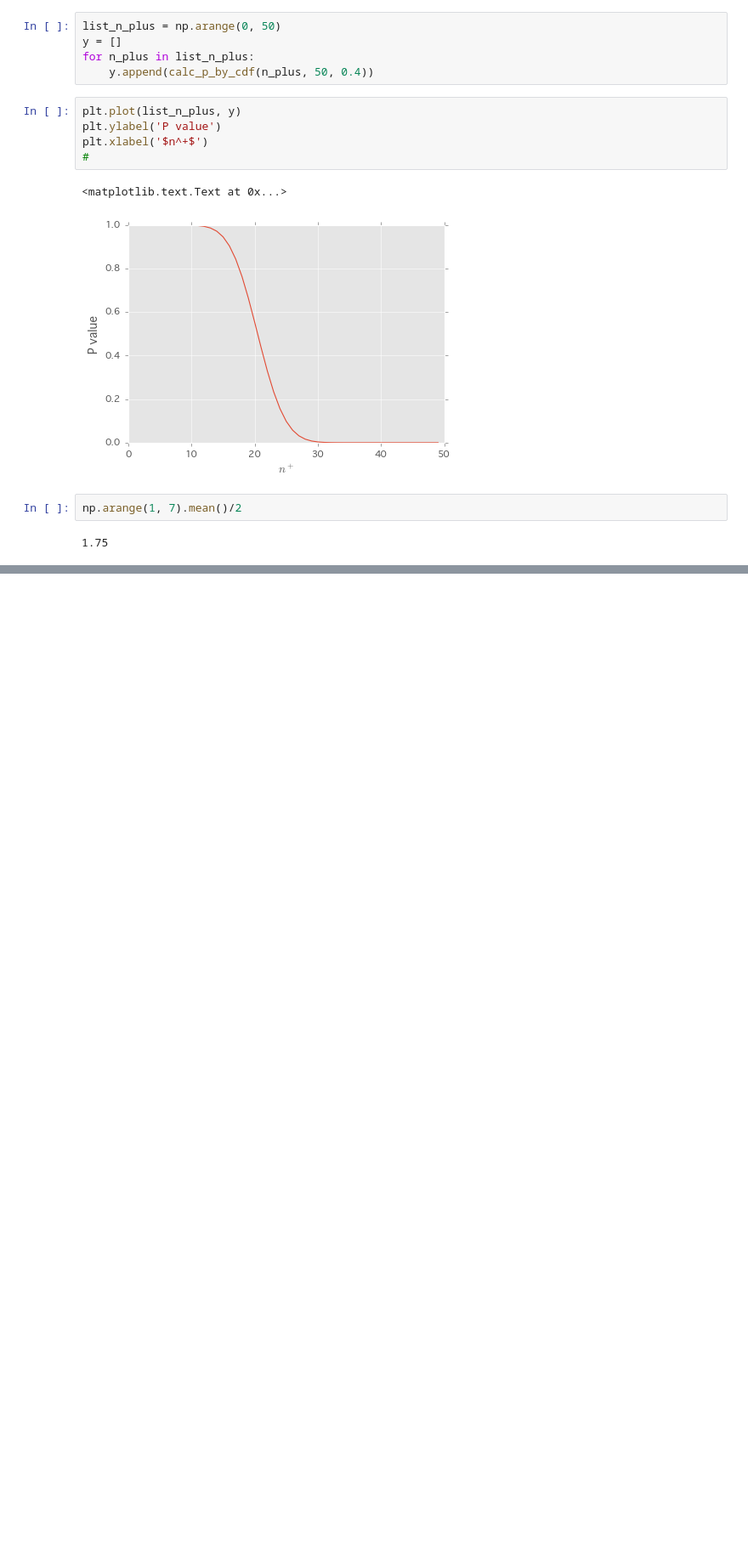
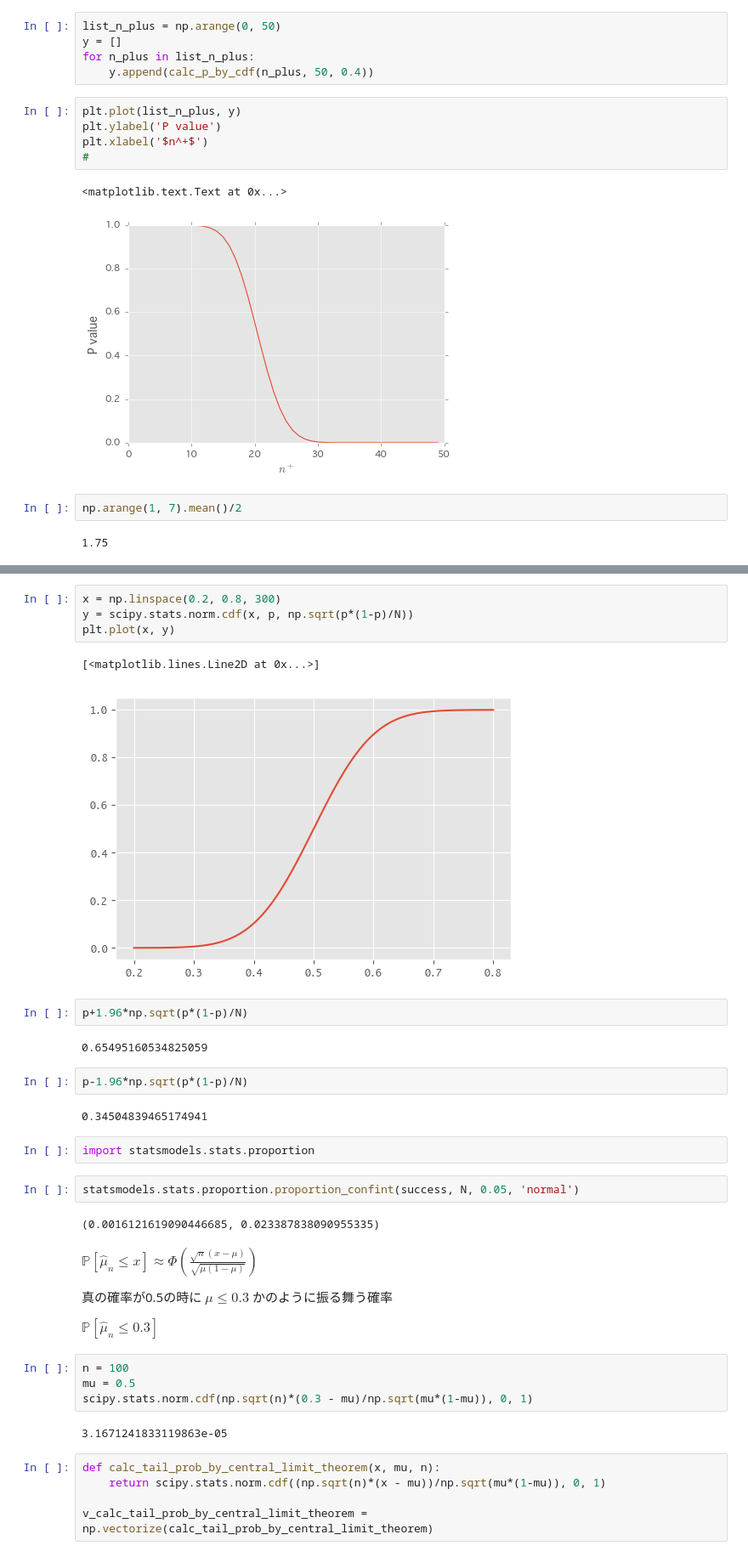
Before and after one commit to hagino3000/notebooks, a Jupyter notebook: techblog原稿.ipynb, the cells around one changed output, grey strips where cells are left out. Shown: that part at 85% size. Cells and saved outputs as stored; diff of their text form; blank space fills up the shorter version.

```diff
--- a/techblog原稿.ipynb
+++ b/techblog原稿.ipynb
@@ -42,0 +61,38 @@ np.arange(1, 7).mean()/2
+# %%
+x = np.linspace(0.2, 0.8, 300)
+y = scipy.stats.norm.cdf(x, p, np.sqrt(p*(1-p)/N))
+plt.plot(x, y)
+# %% [output]
+[<matplotlib.lines.Line2D at 0x...>]
+[figure, added]
+# %%
+p+1.96*np.sqrt(p*(1-p)/N)
+# %% [output]
+0.65495160534825059
+# %%
+p-1.96*np.sqrt(p*(1-p)/N)
+# %% [output]
+0.34504839465174941
+# %%
+import statsmodels.stats.proportion
+# %%
+statsmodels.stats.proportion.proportion_confint(success, N, 0.05, 'normal')
+# %% [output]
+(0.0016121619090446685, 0.023387838090955335)
+# %% [markdown]
+$\mathbb{P}[\hat{\mu}_n \le x] \approx \Phi(\frac{\sqrt{n}(x - \mu)}{\sqrt{\mu(1-\mu)}})$
+
+真の確率が0.5の時に $\mu \le 0.3$ かのように振る舞う確率
+
+$\mathbb{P}[\hat{\mu}_n \le 0.3]$
+# %%
+n = 100
+mu = 0.5
+scipy.stats.norm.cdf(np.sqrt(n)*(0.3 - mu)/np.sqrt(mu*(1-mu)), 0, 1)
+# %% [output]
+3.1671241833119863e-05
+# %%
+def calc_tail_prob_by_central_limit_theorem(x, mu, n):
+    return scipy.stats.norm.cdf((np.sqrt(n)*(x - mu))/np.sqrt(mu*(1-mu)), 0, 1)
+
+v_calc_tail_prob_by_central_limit_theorem = np.vectorize(calc_tail_prob_by_central_limit_theorem)
```
Also changed, not shown: parts of 32 cells of this notebook.
